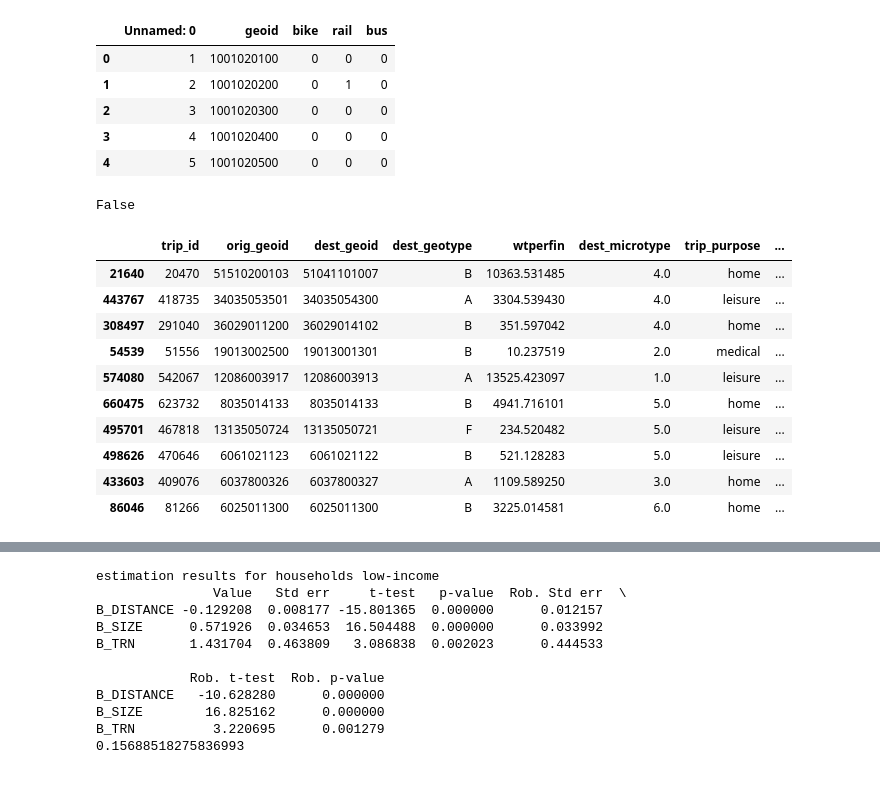
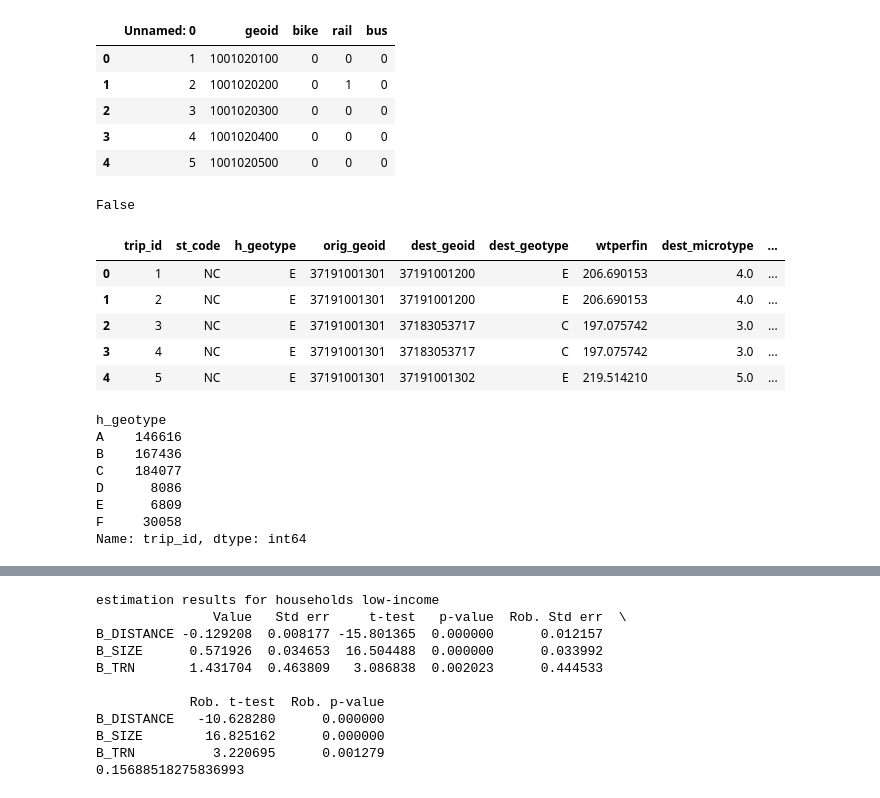
Before and after one commit to arielgatech/BILD_AQ_EV_VMT, a Jupyter notebook: scripts/input_generation/destination_choice_biogeme_multistates.ipynb, the cells around one changed output, grey strips where cells are left out. Saved outputs shown, nothing was run; the diff lists cells and outputs as text; code cells hidden in the pictures.

```diff
--- a/scripts/input_generation/destination_choice_biogeme_multistates.ipynb
+++ b/scripts/input_generation/destination_choice_biogeme_multistates.ipynb
@@ -77,32 +77,41 @@ mode_availability.head(5)
 # %%
 # construct data for mode choice
 import matplotlib.pyplot as plt
 
 raw_data = raw_data.loc[raw_data['trip_tag'] != 'nhb']
 raw_data.loc[:, 'orig_geoid'] = raw_data.loc[:, 'home_geoid']
 raw_data.loc[:, 'dest_geoid'] = raw_data.loc[:, 'd_geoid']
 
 # raw_data = raw_data.loc[raw_data['st_code'].isin(['OR', 'WA'])] # TEST SUBSET
 
 # raw_data.loc[raw_data['trip_tag'] == 'dest', 'orig_geoid'] = raw_data.loc[:, 'home_geoid']
 raw_data.loc[raw_data['trip_tag'] == 'dest', 'dest_geoid'] = \
 raw_data.loc[:, 'o_geoid']
-training_data = raw_data[['trip_id', 'orig_geoid', 'dest_geoid', 'dest_geotype', 'wtperfin',
+
+raw_data = raw_data.rename(columns = {'geotype': 'h_geotype'})
+training_data = raw_data[['trip_id', 'st_code', 'h_geotype',
+                          'orig_geoid', 'dest_geoid', 'dest_geotype', 'wtperfin',
                           'dest_microtype', 'trip_purpose', 'populationGroupType']]
 training_data = training_data.dropna()
 print(training_data.isnull().values.any())
-sample_training_data = training_data.sample(n=30000, replace=False)
-sample_training_data.head(10)
+training_data.head(5)
 # %% [output]
 False
-|  | trip_id | orig_geoid | dest_geoid | dest_geotype | wtperfin | dest_microtype | trip_purpose | ... |
-| 21640 | 20470 | 51510200103 | 51041101007 | B | 10363.531485 | 4.0 | home | ... |
-| 443767 | 418735 | 34035053501 | 34035054300 | A | 3304.539430 | 4.0 | leisure | ... |
-| 308497 | 291040 | 36029011200 | 36029014102 | B | 351.597042 | 4.0 | home | ... |
-| 54539 | 51556 | 19013002500 | 19013001301 | B | 10.237519 | 2.0 | medical | ... |
-| 574080 | 542067 | 12086003917 | 12086003913 | A | 13525.423097 | 1.0 | leisure | ... |
-| 660475 | 623732 | 8035014133 | 8035014133 | B | 4941.716101 | 5.0 | home | ... |
-| 495701 | 467818 | 13135050724 | 13135050721 | F | 234.520482 | 5.0 | leisure | ... |
-| 498626 | 470646 | 6061021123 | 6061021122 | B | 521.128283 | 5.0 | leisure | ... |
-| 433603 | 409076 | 6037800326 | 6037800327 | A | 1109.589250 | 3.0 | home | ... |
-| 86046 | 81266 | 6025011300 | 6025011300 | B | 3225.014581 | 6.0 | home | ... |
+|  | trip_id | st_code | h_geotype | orig_geoid | dest_geoid | dest_geotype | wtperfin | dest_microtype | ... |
+| 0 | 1 | NC | E | 37191001301 | 37191001200 | E | 206.690153 | 4.0 | ... |
+| 1 | 2 | NC | E | 37191001301 | 37191001200 | E | 206.690153 | 4.0 | ... |
+| 2 | 3 | NC | E | 37191001301 | 37183053717 | C | 197.075742 | 3.0 | ... |
+| 3 | 4 | NC | E | 37191001301 | 37183053717 | C | 197.075742 | 3.0 | ... |
+| 4 | 5 | NC | E | 37191001301 | 37191001302 | E | 219.514210 | 5.0 | ... |
+# %%
+count = training_data.groupby('h_geotype')['trip_id'].count()
+print(count)
+# %% [output]
+h_geotype
+A    146616
+B    167436
+C    184077
+D      8086
+E      6809
+F     30058
+Name: trip_id, dtype: int64
```
Also changed, not shown: parts of 11 cells of this notebook, 5 other files.
